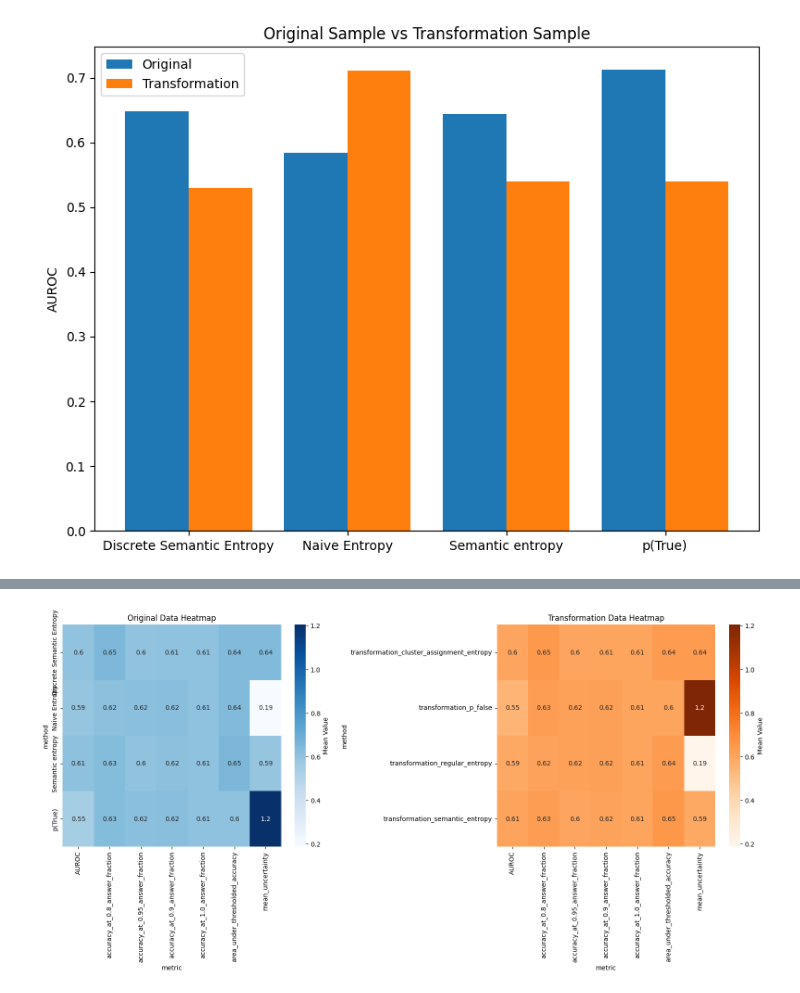
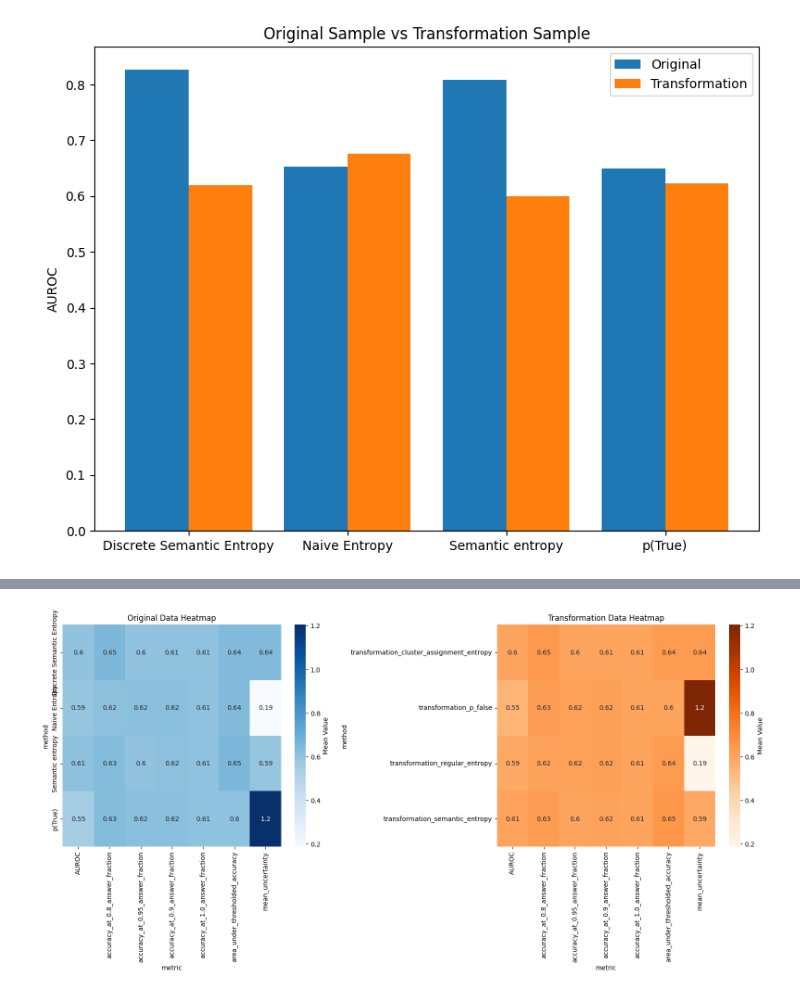
Before and after one commit to Cookieser/MLLM-Uncertainty, a Jupyter notebook: result/out.ipynb, the cells around one changed output, grey strips where cells are left out. Cells and saved outputs as stored; diff of their text form; code cells hidden in the pictures.

```diff
--- a/result/out.ipynb
+++ b/result/out.ipynb
@@ -1,31 +1,29 @@
+# %%
+import matplotlib.pyplot as plt
+import pandas as pd
+
+transformation_df = pd.read_csv('200_100_True.csv')
+original_df = pd.read_csv('200_100_False.csv')
 # %%
-import matplotlib.pyplot as plt
-import pandas as pd
-
-# 加载数据
-transformation_df = pd.read_csv('130_20_True.csv')
-original_df = pd.read_csv('130_20_False.csv')
-
-# 聚合均值
 transformation_avg = transformation_df.groupby('method')['means'].mean()
 original_avg = original_df.groupby('method')['means'].mean()
 
-# 绘制条形图
+
 fig, ax = plt.subplots(figsize=(8, 6))
 x = range(len(transformation_avg))
 
-# 交换顺序：先绘制 Original 再绘制 Transformation
+
 ax.bar([i for i in x], original_avg, width=0.4, label='Original', align='center')
 ax.bar([i + 0.4 for i in x], transformation_avg, width=0.4, label='Transformation', align='center')
 
-# 添加标签
+
 ax.set_xticks([i + 0.2 for i in x])
 ax.set_xticklabels(original_avg.index, rotation=0)
 ax.set_ylabel('AUROC')
 ax.set_title('Original Sample vs Transformation Sample')
 ax.legend()
 
 plt.tight_layout()
 plt.show()
 # %% [output]
-[figure, old version]
+[figure, new version]
```
Also changed, not shown: parts of 3 cells of this notebook, 7 other files.
